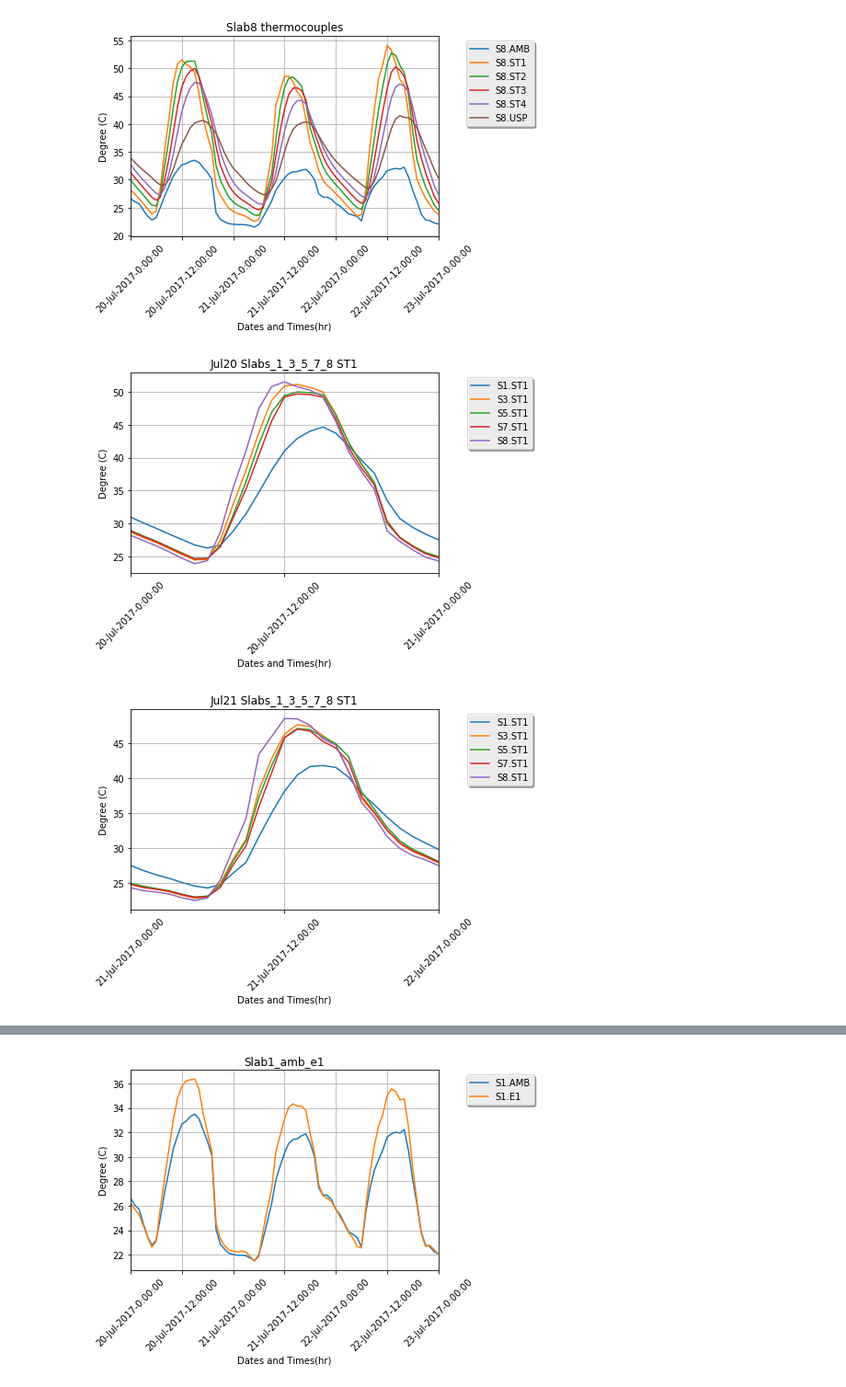
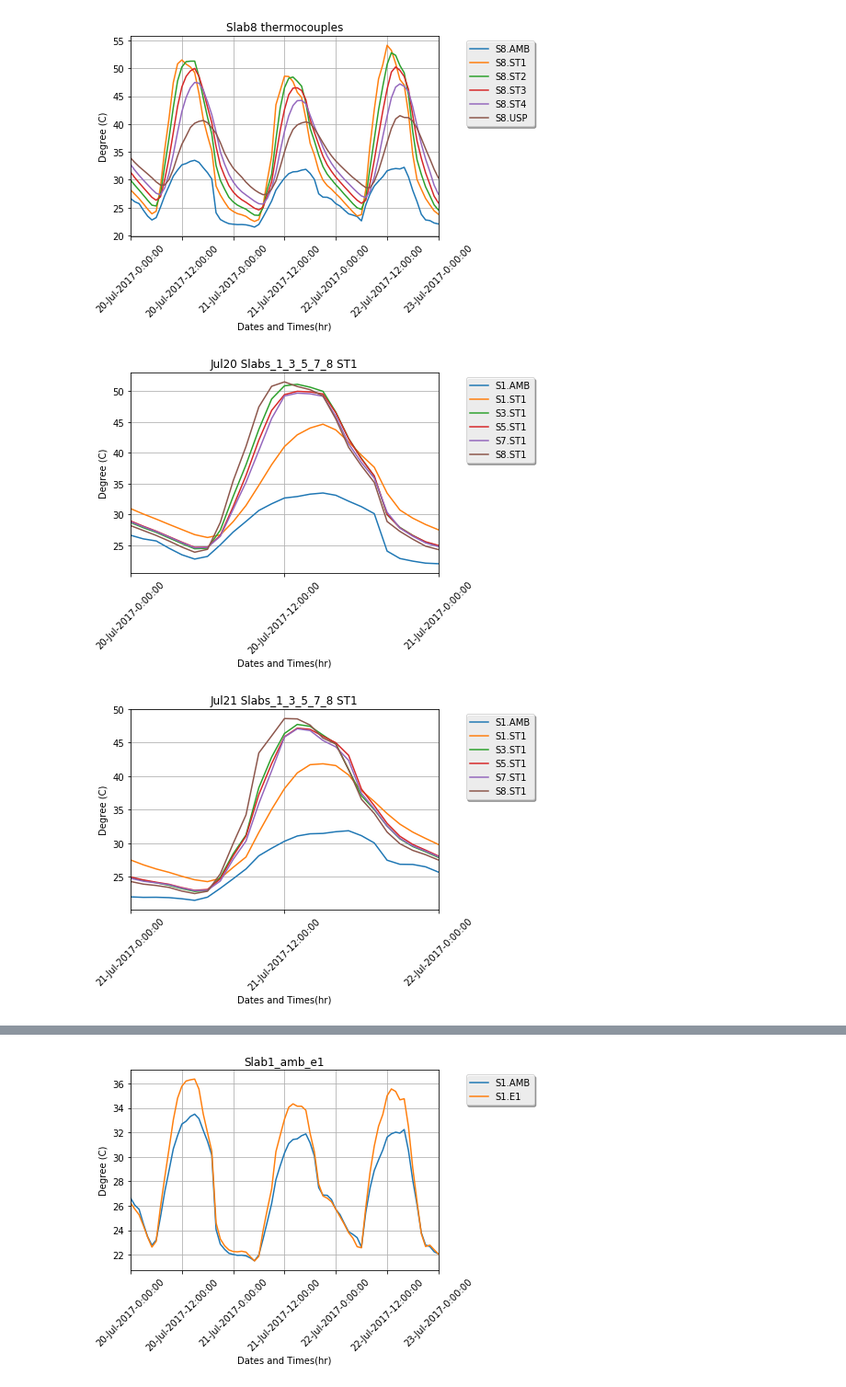
Before and after one commit to mattandersoninf/ALDataAnalysis, a Jupyter notebook: Jul20_Jul22_Analysis.ipynb, the cells around one changed output, grey strips where cells are left out. Shown at 92% size. Cells and saved outputs as stored; diff of their text form; code cells hidden in the pictures.

Commit message:
completed second round of edits for graphs

```diff
--- a/Jul20_Jul22_Analysis.ipynb
+++ b/Jul20_Jul22_Analysis.ipynb
@@ -521,22 +521,24 @@ plt.show()
 [figure]
 # %%
 # All slabs ST1 plot
+plt.plot(x[0:25], np_s1_amb[0:25], label='S1.AMB')
 plt.plot(x[0:25], np_s1_st1[0:25], label='S1.ST1')
 plt.plot(x[0:25], np_s3_st1[0:25], label='S3.ST1')
 plt.plot(x[0:25], np_s5_st1[0:25], label='S5.ST1')
 plt.plot(x[0:25], np_s7_st1[0:25], label='S7.ST1')
 plt.plot(x[0:25], np_s8_st1[0:25], label='S8.ST1')
 plt.legend(loc='upper center', bbox_to_anchor=(1.2, 1.0), shadow=True, ncol=1)
 plt.xlim((0,3))
 plt.xticks(xticks[0:3], xlabels[0:3], rotation= 45)
 plt.xlabel('Dates and Times(hr)')
 plt.ylabel('Degree (C)')
 plt.title('Jul20 Slabs_1_3_5_7_8 ST1')
 plt.grid(True)
 plt.show()
 # %% [output]
-[figure, old version]
+[figure, new version]
 # %%
+plt.plot(x[24:49], np_s1_amb[24:49], label='S1.AMB')
 plt.plot(x[24:49], np_s1_st1[24:49], label='S1.ST1')
 plt.plot(x[24:49], np_s3_st1[24:49], label='S3.ST1')
 plt.plot(x[24:49], np_s5_st1[24:49], label='S5.ST1')
@@ -551,5 +553,5 @@ plt.title('Jul21 Slabs_1_3_5_7_8 ST1')
 plt.grid(True)
 plt.show()
 # %% [output]
-[figure, old version]
+[figure, new version]
 # %%
```
Also changed, not shown: parts of 4 cells of this notebook.
